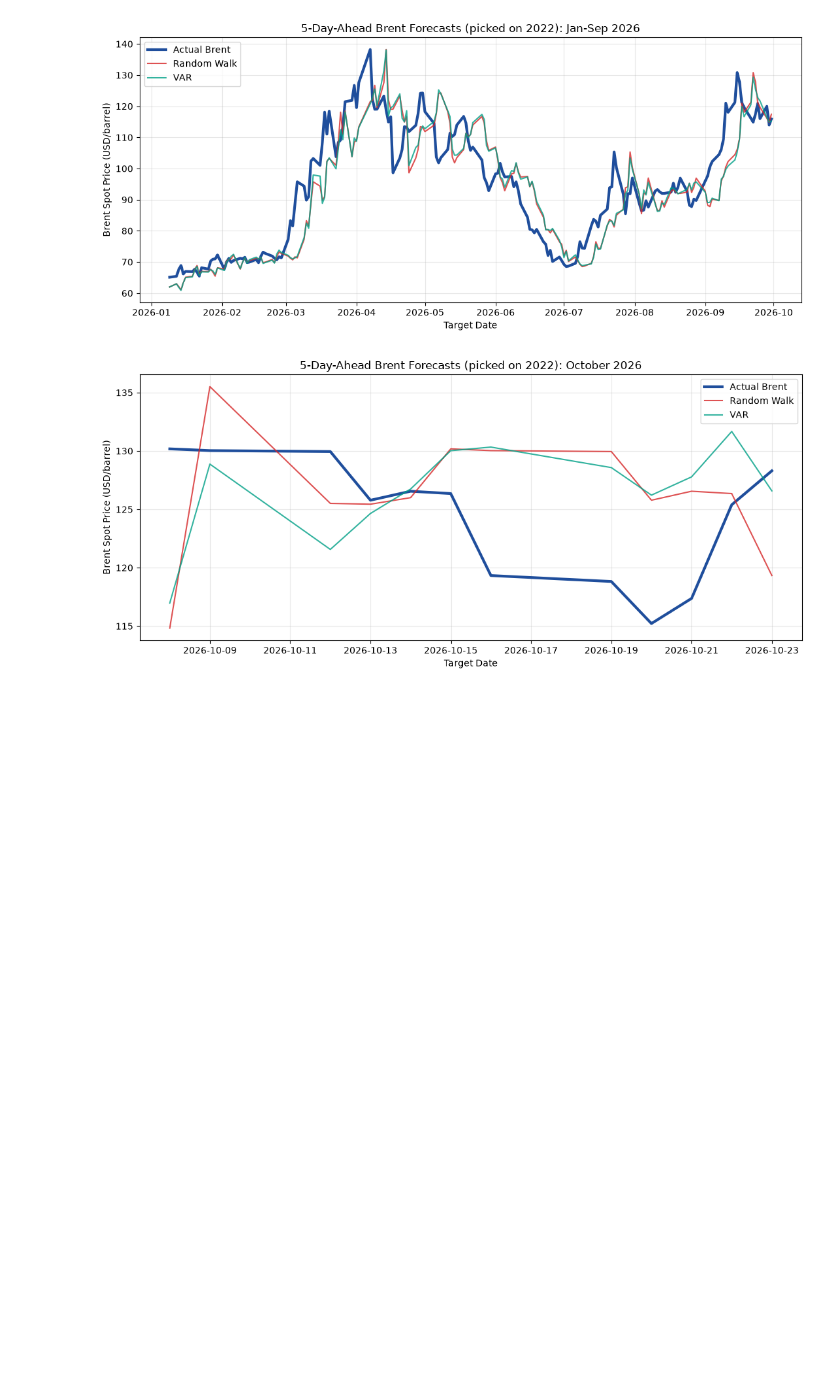
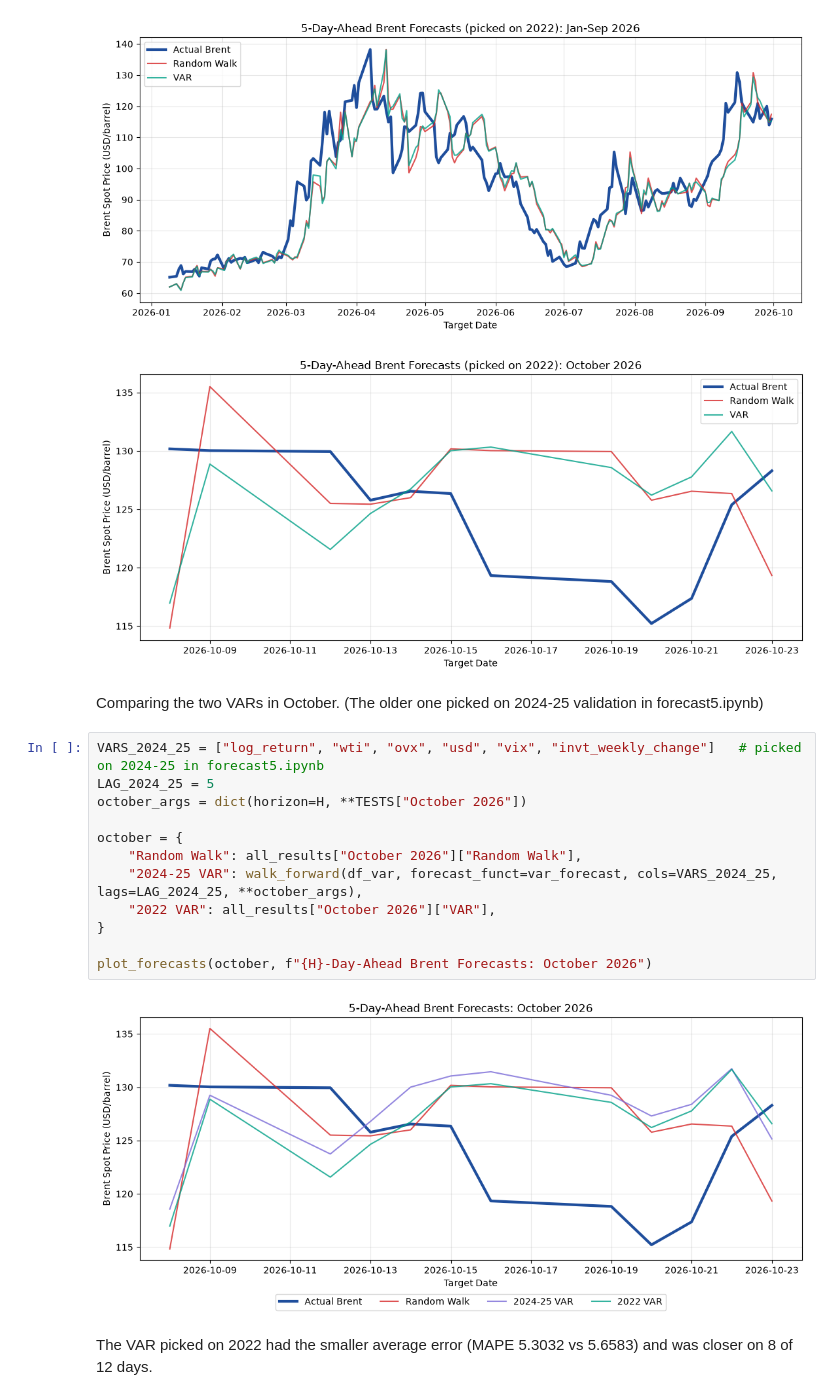
Before and after one commit to airrehn/Sample-Taxed, a Jupyter notebook: notebooks/forecast5_2022val.ipynb, the cells around one changed output. Drawn from its saved outputs; the diff is of its cells as text; blank space fills up the shorter version.

```diff
--- a/notebooks/forecast5_2022val.ipynb
+++ b/notebooks/forecast5_2022val.ipynb
@@ -233,3 +235,21 @@ plot_forecasts(all_results["October 2026"], f"{H}-Day-Ahead Brent Forecasts (pic
 # %% [output]
 [figure]
 [figure]
+# %% [markdown]
+Comparing the two VARs in October. (The older one picked on 2024-25 validation in forecast5.ipynb)
+# %%
+VARS_2024_25 = ["log_return", "wti", "ovx", "usd", "vix", "invt_weekly_change"]   # picked on 2024-25 in forecast5.ipynb
+LAG_2024_25 = 5
+october_args = dict(horizon=H, **TESTS["October 2026"])
+
+october = {
+    "Random Walk": all_results["October 2026"]["Random Walk"],
+    "2024-25 VAR": walk_forward(df_var, forecast_funct=var_forecast, cols=VARS_2024_25, lags=LAG_2024_25, **october_args),
+    "2022 VAR": all_results["October 2026"]["VAR"],
+}
+
+plot_forecasts(october, f"{H}-Day-Ahead Brent Forecasts: October 2026")
+# %% [output]
+[figure, added]
+# %% [markdown]
+The VAR picked on 2022 had the smaller average error (MAPE 5.3032 vs 5.6583) and was closer on 8 of 12 days.
```
Also changed, not shown: parts of 3 cells of this notebook, 2 other files.
